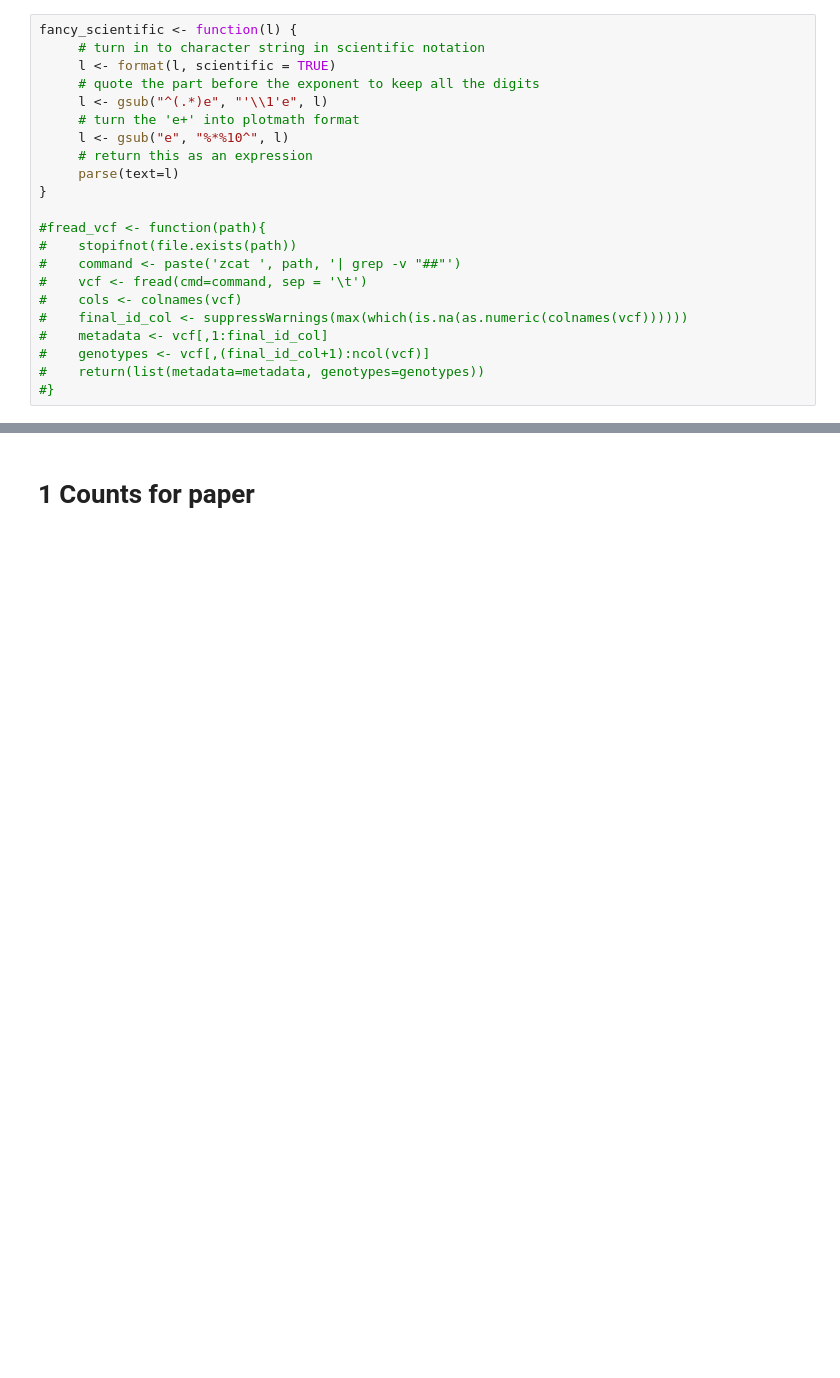
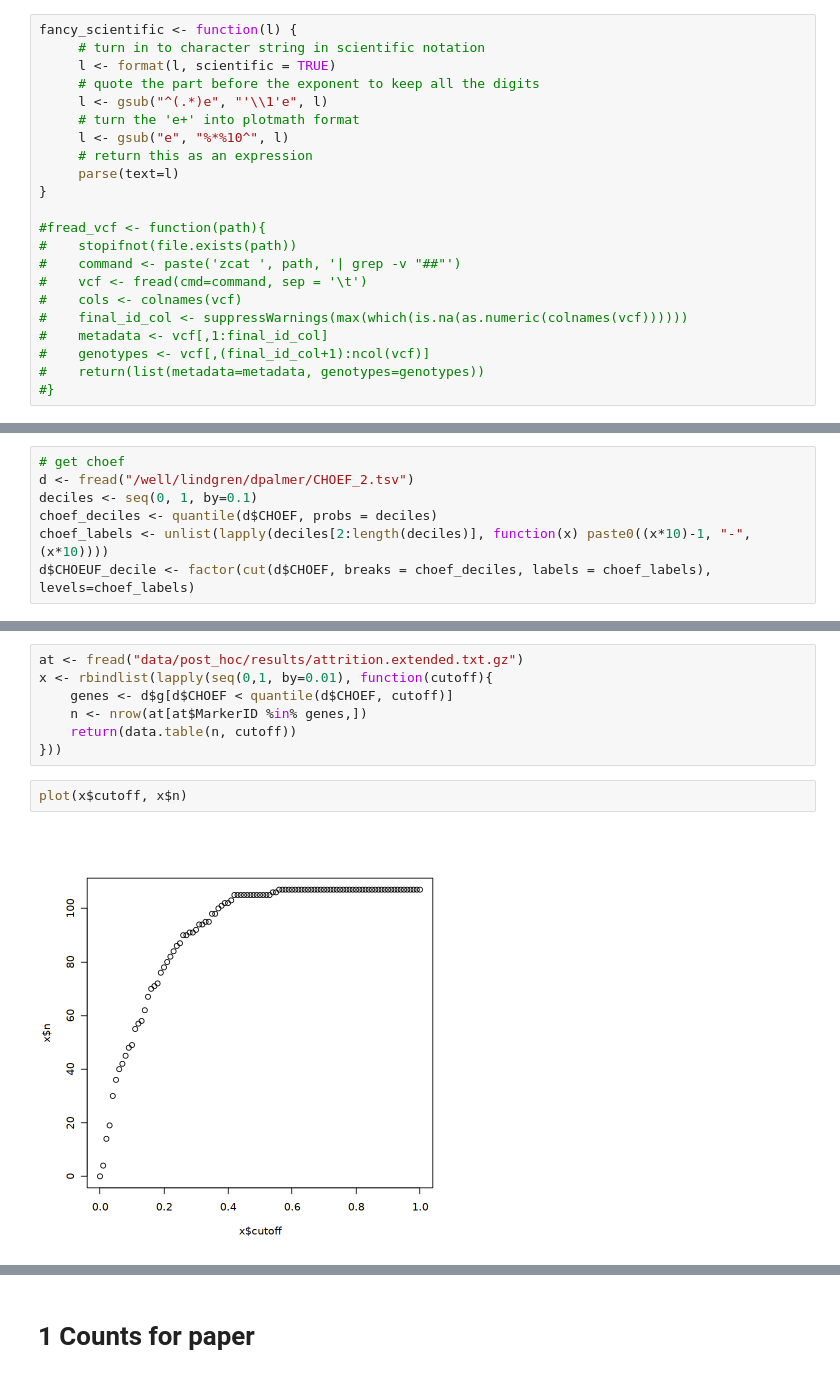
Before and after one commit to frhl/wes_ko_ukbb, a Jupyter notebook: notebooks/220825_transfer_figure2_plots.ipynb, the cells around one changed output, grey strips where cells are left out. Cells and saved outputs as stored; diff of their text form; blank space fills up the shorter version.

```diff
--- a/notebooks/220825_transfer_figure2_plots.ipynb
+++ b/notebooks/220825_transfer_figure2_plots.ipynb
@@ -34,0 +190,7 @@ fancy_scientific <- function(l) {
+# %%
+# get choef
+d <- fread("/well/lindgren/dpalmer/CHOEF_2.tsv")
+deciles <- seq(0, 1, by=0.1)
+choef_deciles <- quantile(d$CHOEF, probs = deciles)
+choef_labels <- unlist(lapply(deciles[2:length(deciles)], function(x) paste0((x*10)-1, "-", (x*10))))
+d$CHOEUF_decile <- factor(cut(d$CHOEF, breaks = choef_deciles, labels = choef_labels), levels=choef_labels)
@@ -34,0 +307,11 @@ fancy_scientific <- function(l) {
+# %%
+at <- fread("data/post_hoc/results/attrition.extended.txt.gz")
+x <- rbindlist(lapply(seq(0,1, by=0.01), function(cutoff){
+    genes <- d$g[d$CHOEF < quantile(d$CHOEF, cutoff)]
+    n <- nrow(at[at$MarkerID %in% genes,])
+    return(data.table(n, cutoff))
+}))
+# %%
+plot(x$cutoff, x$n)
+# %% [output]
+[figure, added]
```
Also changed, not shown: parts of 35 cells of this notebook, 12 other files.
